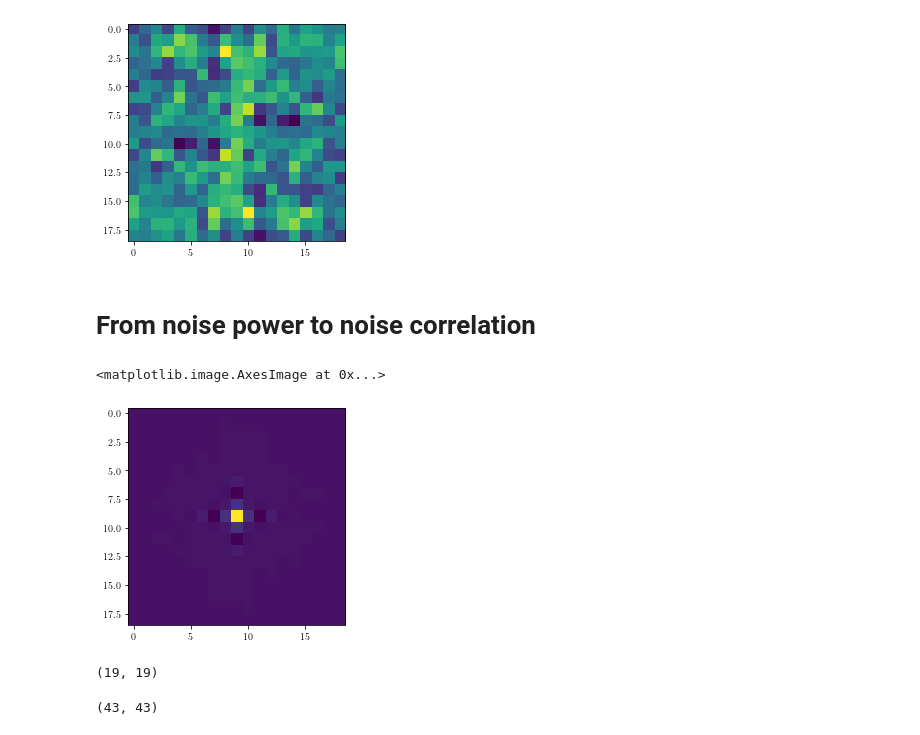
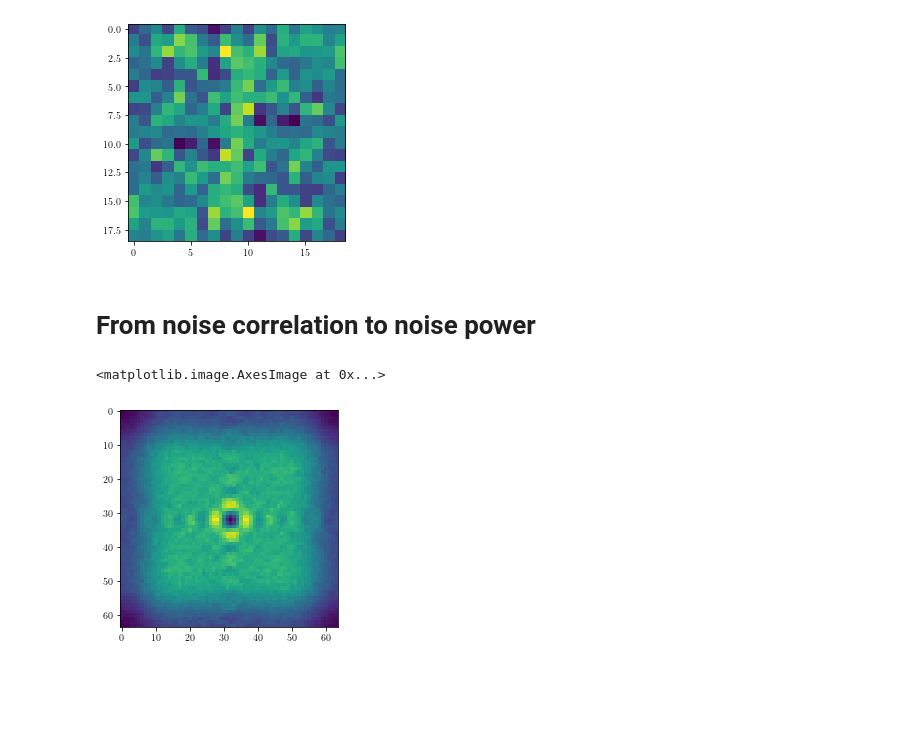
Before and after one commit to mr-superonion/FPFS, a Jupyter notebook: notebook/noiseBias/2_1_noise_cor_to_ps.ipynb, the cells around one changed output. Drawn from its saved outputs; the diff is of its cells as text; code cells hidden in the pictures; blank space fills up the shorter version.

```diff
--- a/notebook/noiseBias/2_1_noise_cor_to_ps.ipynb
+++ b/notebook/noiseBias/2_1_noise_cor_to_ps.ipynb
@@ -69,30 +68,20 @@ plt.imshow(corRes)
 <matplotlib.image.AxesImage at 0x...>
 [figure]
 # %% [markdown]
-# From noise power to noise correlation
+# From noise correlation to noise power
 # %%
 # Estimate Mean cor from noise
-# power-> cor
-corMea=np.zeros((ngrid,ngrid))
+# cor -> pow
+powMea=np.zeros((ngrid,ngrid))
 num=0
-for i in range(1000):
+for i in range(2000):
     noi_image   =   galsim.ImageF(ngrid,ngrid,scale=scale)
     corNoise.applyTo(noi_image)
     noi_array=noi_image.array
     powMea+=np.fft.fftshift(np.abs(np.fft.fft2(noi_array))**2.)
     num+=1
-corNum=np.fft.fftshift(np.fft.ifft2(np.abs(np.fft.fft2(np.ones((ngrid,ngrid))))**2.)).real
-corMea=corMea/corNum
-corMea=corMea[ngrid//2-9:ngrid//2+10,ngrid//2-9:ngrid//2+10]/num
-plt.imshow(corMea)
+powMea=powMea/num
+plt.imshow(powMea)
 # %% [output]
 <matplotlib.image.AxesImage at 0x...>
-[figure, old version]
+[figure, new version]
-# %%
-corIn.shape
-# %% [output]
-(19, 19)
-# %%
-psfImg.array.shape
-# %% [output]
-(43, 43)
```
Also changed, not shown: parts of 16 cells of this notebook, 3 other files.
